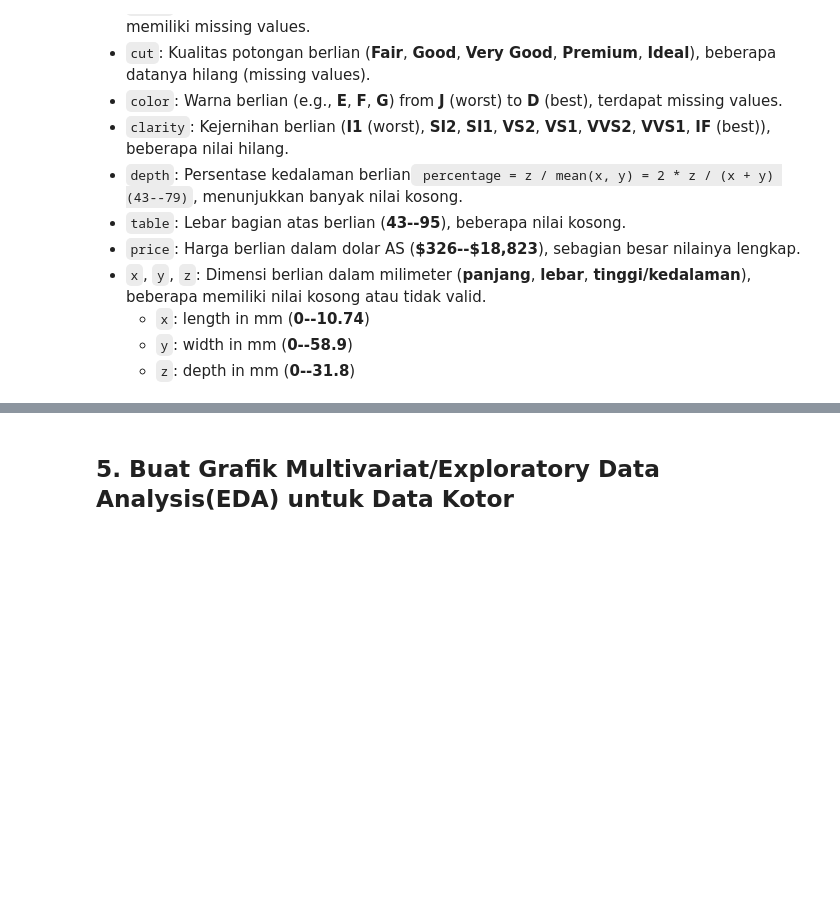
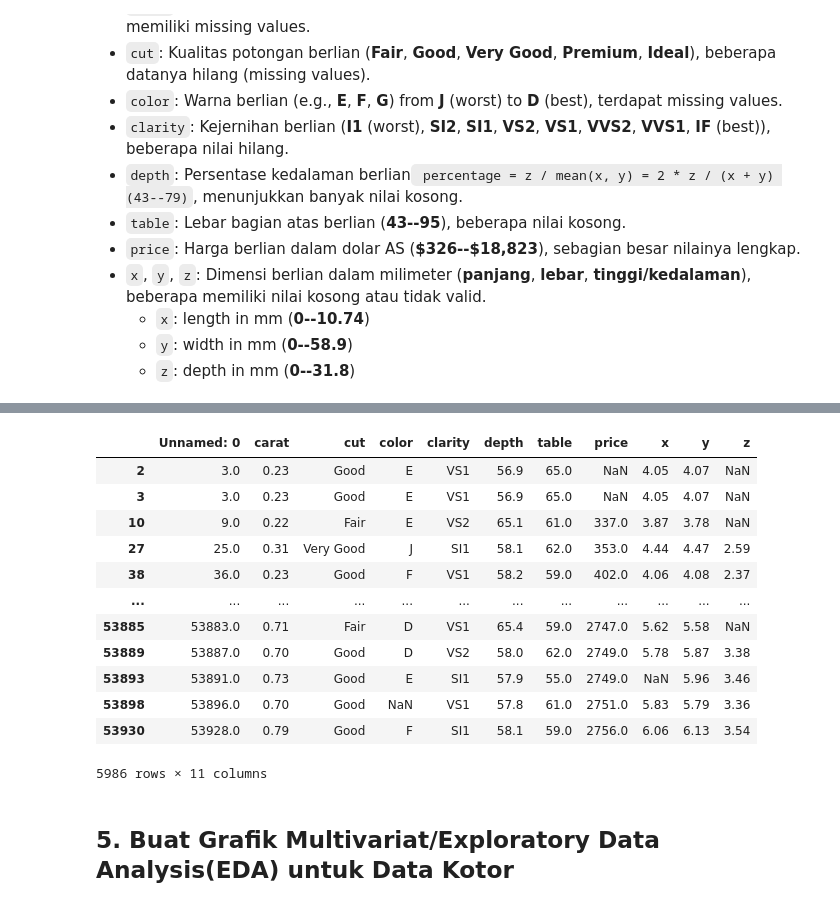
Before and after one commit to LatiefDataVisionary/eda-college-task, a Jupyter notebook: EDA_UAS.ipynb, the cells around one changed output, grey strips where cells are left out. Cells and saved outputs as stored; diff of their text form; code cells hidden in the pictures; blank space fills up the shorter version.

```diff
--- a/EDA_UAS.ipynb
+++ b/EDA_UAS.ipynb
@@ -127,3 +184,35 @@ df.describe()
+# %%
+# Pilih kolom numerik yang ingin dicek outliernya
+kolom_numerik = ['carat', 'depth', 'table', 'price', 'x', 'y', 'z']
+
+# Menghitung IQR (Interquartile Range)
+Q1 = df[kolom_numerik].quantile(0.25)
+Q3 = df[kolom_numerik].quantile(0.75)
+IQR = Q3 - Q1
+
+# Menentukan batas atas dan bawah untuk outlier
+batas_atas = Q3 + 1.5 * IQR
+batas_bawah = Q1 - 1.5 * IQR
+
+# Mencari outlier
+outliers = ((df[kolom_numerik] < batas_bawah) | (df[kolom_numerik] > batas_atas)).any(axis=1)
+
+# Menampilkan data yang mengandung outlier
+df[outliers]
+# %% [output]
+|  | Unnamed: 0 | carat | cut | color | clarity | depth | table | price | x | y | z |
+| 2 | 3.0 | 0.23 | Good | E | VS1 | 56.9 | 65.0 | NaN | 4.05 | 4.07 | NaN |
+| 3 | 3.0 | 0.23 | Good | E | VS1 | 56.9 | 65.0 | NaN | 4.05 | 4.07 | NaN |
+| 10 | 9.0 | 0.22 | Fair | E | VS2 | 65.1 | 61.0 | 337.0 | 3.87 | 3.78 | NaN |
+| 27 | 25.0 | 0.31 | Very Good | J | SI1 | 58.1 | 62.0 | 353.0 | 4.44 | 4.47 | 2.59 |
+| 38 | 36.0 | 0.23 | Good | F | VS1 | 58.2 | 59.0 | 402.0 | 4.06 | 4.08 | 2.37 |
+| ... | ... | ... | ... | ... | ... | ... | ... | ... | ... | ... | ... |
+| 53885 | 53883.0 | 0.71 | Fair | D | VS1 | 65.4 | 59.0 | 2747.0 | 5.62 | 5.58 | NaN |
+| 53889 | 53887.0 | 0.70 | Good | D | VS2 | 58.0 | 62.0 | 2749.0 | 5.78 | 5.87 | 3.38 |
+| 53893 | 53891.0 | 0.73 | Good | E | SI1 | 57.9 | 55.0 | 2749.0 | NaN | 5.96 | 3.46 |
+| 53898 | 53896.0 | 0.70 | Good | NaN | VS1 | 57.8 | 61.0 | 2751.0 | 5.83 | 5.79 | 3.36 |
+| 53930 | 53928.0 | 0.79 | Good | F | SI1 | 58.1 | 59.0 | 2756.0 | 6.06 | 6.13 | 3.54 |
+5986 rows × 11 columns
 # %% [markdown]
 ## **5. Buat Grafik Multivariat/Exploratory Data Analysis(EDA) untuk Data Kotor**
 # %% [markdown]
```
Also changed, not shown: parts of 4 cells of this notebook.
